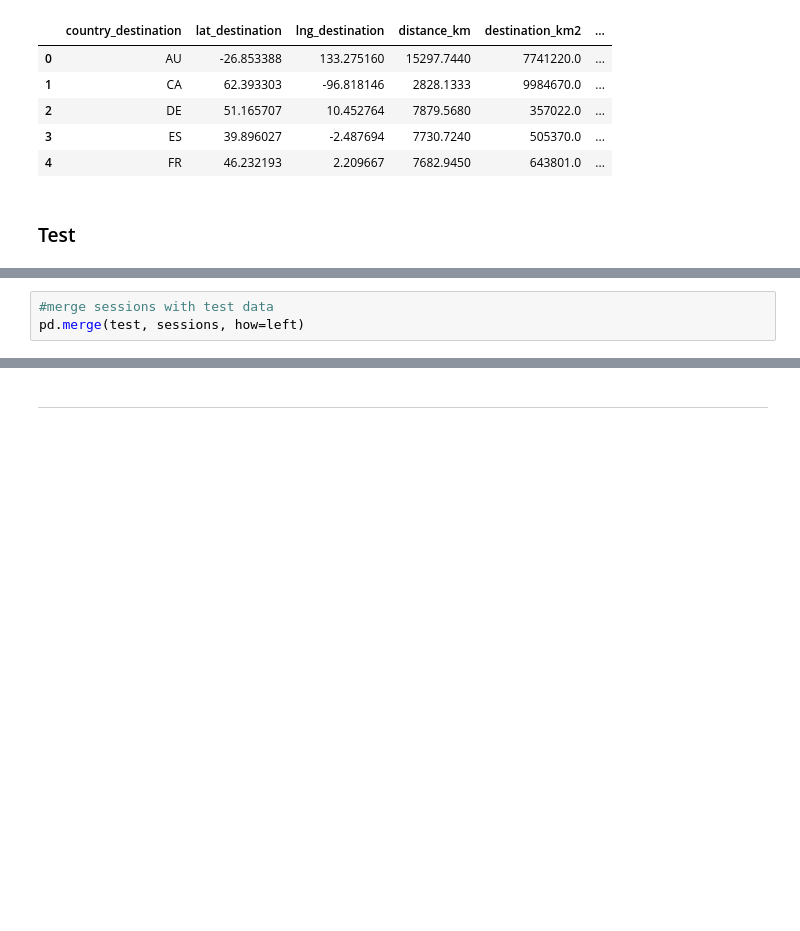
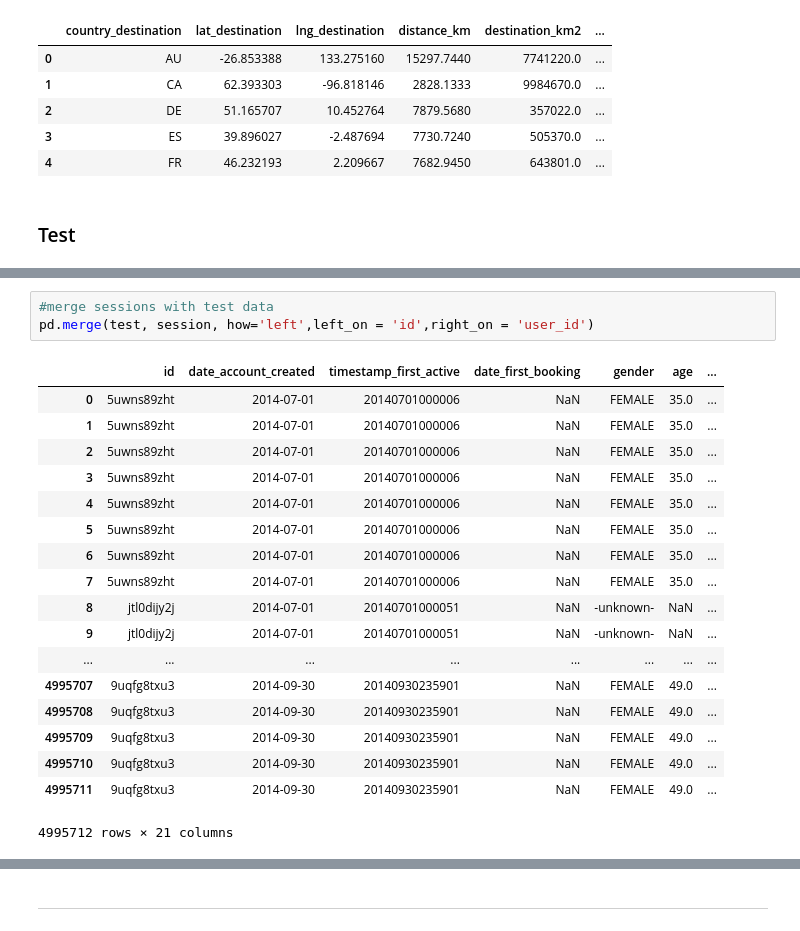
Before and after one commit to bkennedy04/msia420_airbnb_prediction, a Jupyter notebook: src/Airbnb 2.26.18 - Data Cleansing & Feature Creation.ipynb, the cells around one changed output, grey strips where cells are left out. Saved outputs shown, nothing was run; the diff lists cells and outputs as text; blank space fills up the shorter version.

```diff
--- a/src/Airbnb 2.15.18.ipynb
+++ b/src/Airbnb 2.26.18 - Data Cleansing & Feature Creation.ipynb
@@ -359,6 +380,25 @@ country.head()
 # %%
 #merge sessions with test data
-pd.merge(test, sessions, how=left)
+pd.merge(test, session, how='left',left_on = 'id',right_on = 'user_id')
+# %% [output]
+|  | id | date_account_created | timestamp_first_active | date_first_booking | gender | age | ... |
+| 0 | 5uwns89zht | 2014-07-01 | 20140701000006 | NaN | FEMALE | 35.0 | ... |
+| 1 | 5uwns89zht | 2014-07-01 | 20140701000006 | NaN | FEMALE | 35.0 | ... |
+| 2 | 5uwns89zht | 2014-07-01 | 20140701000006 | NaN | FEMALE | 35.0 | ... |
+| 3 | 5uwns89zht | 2014-07-01 | 20140701000006 | NaN | FEMALE | 35.0 | ... |
+| 4 | 5uwns89zht | 2014-07-01 | 20140701000006 | NaN | FEMALE | 35.0 | ... |
+| 5 | 5uwns89zht | 2014-07-01 | 20140701000006 | NaN | FEMALE | 35.0 | ... |
+| 6 | 5uwns89zht | 2014-07-01 | 20140701000006 | NaN | FEMALE | 35.0 | ... |
+| 7 | 5uwns89zht | 2014-07-01 | 20140701000006 | NaN | FEMALE | 35.0 | ... |
+| 8 | jtl0dijy2j | 2014-07-01 | 20140701000051 | NaN | -unknown- | NaN | ... |
+| 9 | jtl0dijy2j | 2014-07-01 | 20140701000051 | NaN | -unknown- | NaN | ... |
+| ... | ... | ... | ... | ... | ... | ... | ... |
+| 4995707 | 9uqfg8txu3 | 2014-09-30 | 20140930235901 | NaN | FEMALE | 49.0 | ... |
+| 4995708 | 9uqfg8txu3 | 2014-09-30 | 20140930235901 | NaN | FEMALE | 49.0 | ... |
+| 4995709 | 9uqfg8txu3 | 2014-09-30 | 20140930235901 | NaN | FEMALE | 49.0 | ... |
+| 4995710 | 9uqfg8txu3 | 2014-09-30 | 20140930235901 | NaN | FEMALE | 49.0 | ... |
+| 4995711 | 9uqfg8txu3 | 2014-09-30 | 20140930235901 | NaN | FEMALE | 49.0 | ... |
+4995712 rows × 21 columns
 # %%
 test.head()
 min(test['date_account_created'])
```
Also changed, not shown: parts of 10 cells of this notebook, 1 other file.
